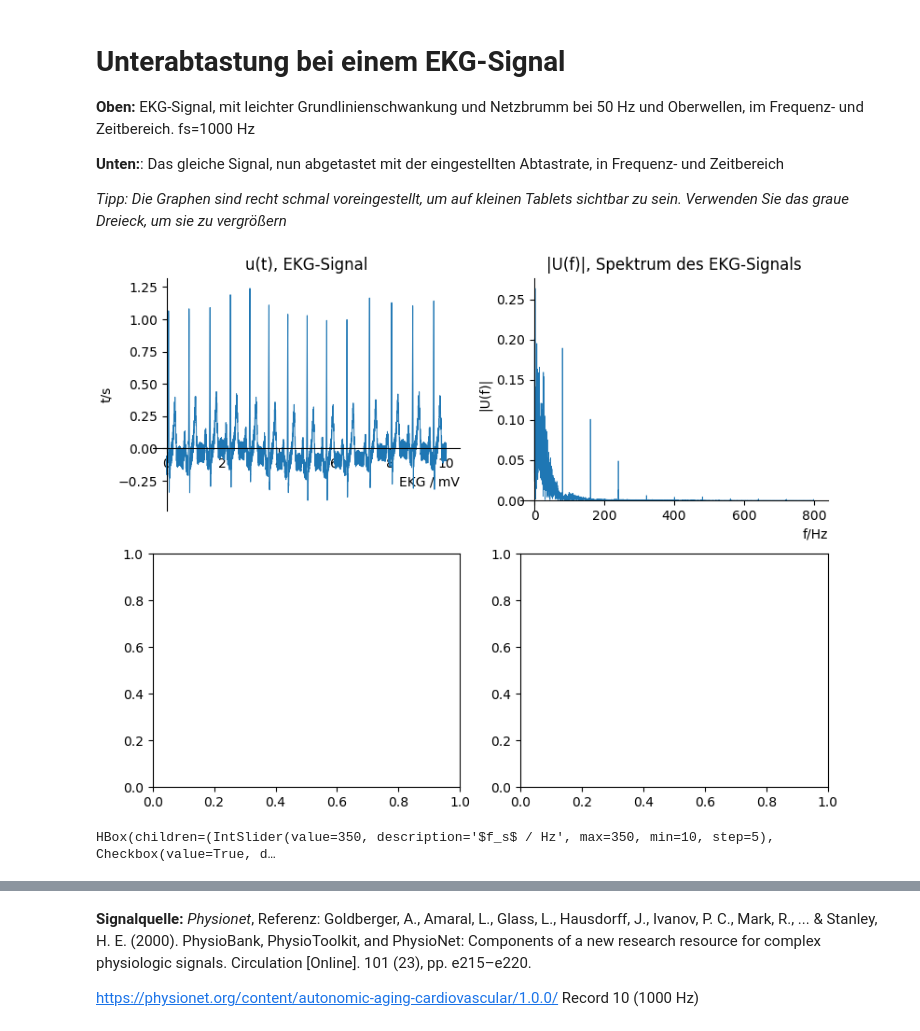
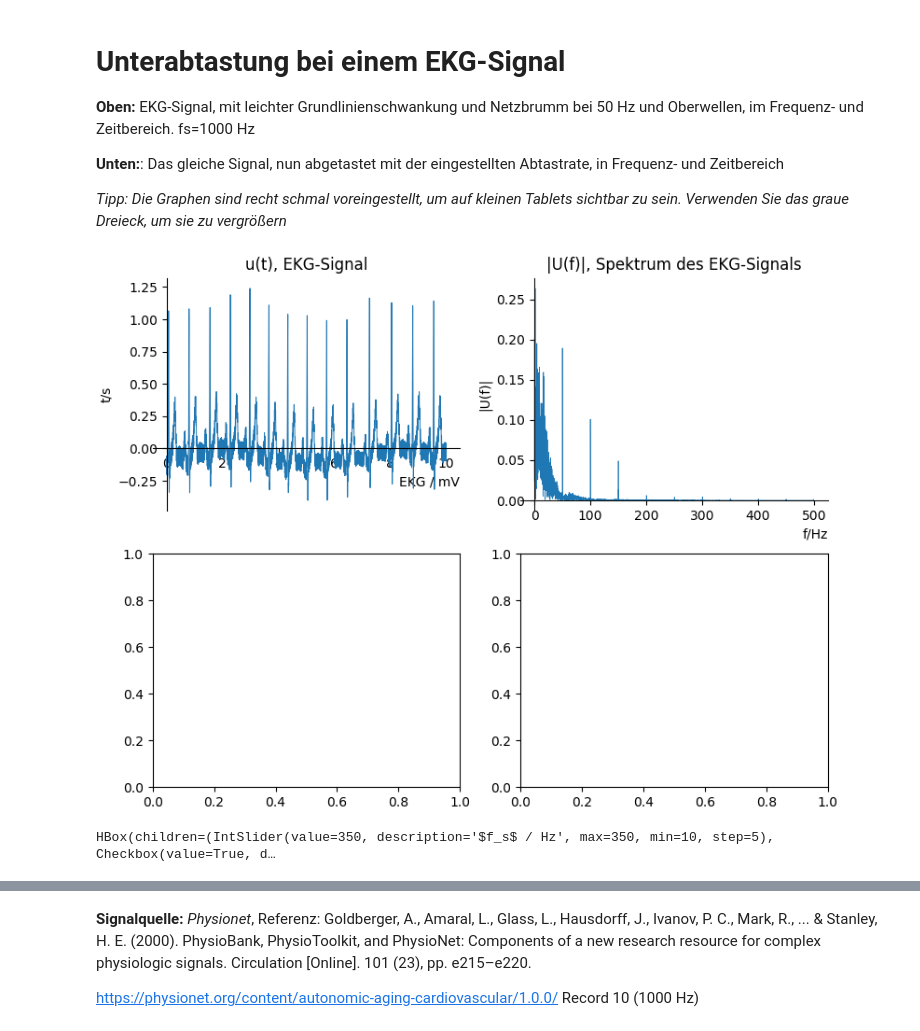
Before and after one commit to bdcodebase/JLdeployments, a Jupyter notebook: content/Sampling.ipynb, the cells around one changed output, grey strips where cells are left out. Drawn from its saved outputs; the diff is of its cells as text; code cells hidden in the pictures.

```diff
--- a/content/Sampling.ipynb
+++ b/content/Sampling.ipynb
@@ -41,7 +41,7 @@ ts = 1/fs*arange(0,len(ecg_raw))
 plnoise = 0.05*cos(2*pi*50*ts)+0.025*cos(2*pi*100*ts)+0.0125*cos(2*pi*150*ts)
 ecg_raw = ecg_raw + plnoise # 50Hz-Brumm
 
-fsig=arange(0,4*fs)*1/tl
+fsig=arange(0,4*fs)*1/8
 Hs = np.fft.fft(ecg_raw[fs:9*fs])
 Hs = abs(Hs*ta)
 #Signal plotten im Zeitbereich
@@ -91,34 +91,34 @@ def plotdata(fsn, z): # wird bei Interaktion aufgerufen
     fsign=arange(0,8*fsn)*1/8 # 8 s Snipplet
     ax=axs[1][1]
     ax.cla()
     #ax.plot(fsig,Hs[0:4*fs],color='#808080',linewidth=.5)
     ax.plot(fsign,Hr[0:8*fsn],color='#CF1010',linewidth=.5)
     ax.set_title('|U(f)|, Spektrum des neu abgetasteten EKG-Signals')
     ax.set_xlabel('f / Hz')
     ax.set_ylabel('|U(f)|')
     ax.set_xlim(0,fsn)
     myplotstyle(ax)
 
     figs.canvas.draw()
 
 # Interaktion:
 # Definition von Controls:
 #typecombo = widgets.Dropdown(options=[('EKG','ecg'),('Sinus','sin')],value='ecg',description='Signal')
 #fslider  = widgets.IntSlider(min=5, max=100, step=5, value=10, continuous_update=True, description='f vom Sinus / Hz')
 fsslider  = widgets.IntSlider(min=10, max=350, step=5, value=350, continuous_update=True, description='$f_s$ / Hz')
 zoomcb  = widgets.Checkbox(value=True, description='Zoom')
 
 # Arrangieren in horizontaler Box:
 #ui1 = widgets.HBox([typecombo, fslider, fsslider, zoomcb])
 ui1 = widgets.HBox([fsslider, zoomcb])
 ui1.layout = widgets.Layout( border='solid 2px red')
 # Verknüpfen mit Callback
 #out = widgets.interactive_output(plotdata, { 'ftype': typecombo,'f': fslider, 'fsn':fsslider,'z':zoomcb})
 out = widgets.interactive_output(plotdata, { 'fsn':fsslider,'z':zoomcb})
 #Anzeigen
 display(ui1,out)
 # %% [output]
-[figure, old version]
+[figure, new version]
 HBox(children=(IntSlider(value=350, description='$f_s$ / Hz', max=350, min=10, step=5), Checkbox(value=True, d…
 [interactive output not drawn]
 # %% [markdown]
```
Also changed, not shown: 6 other files.
